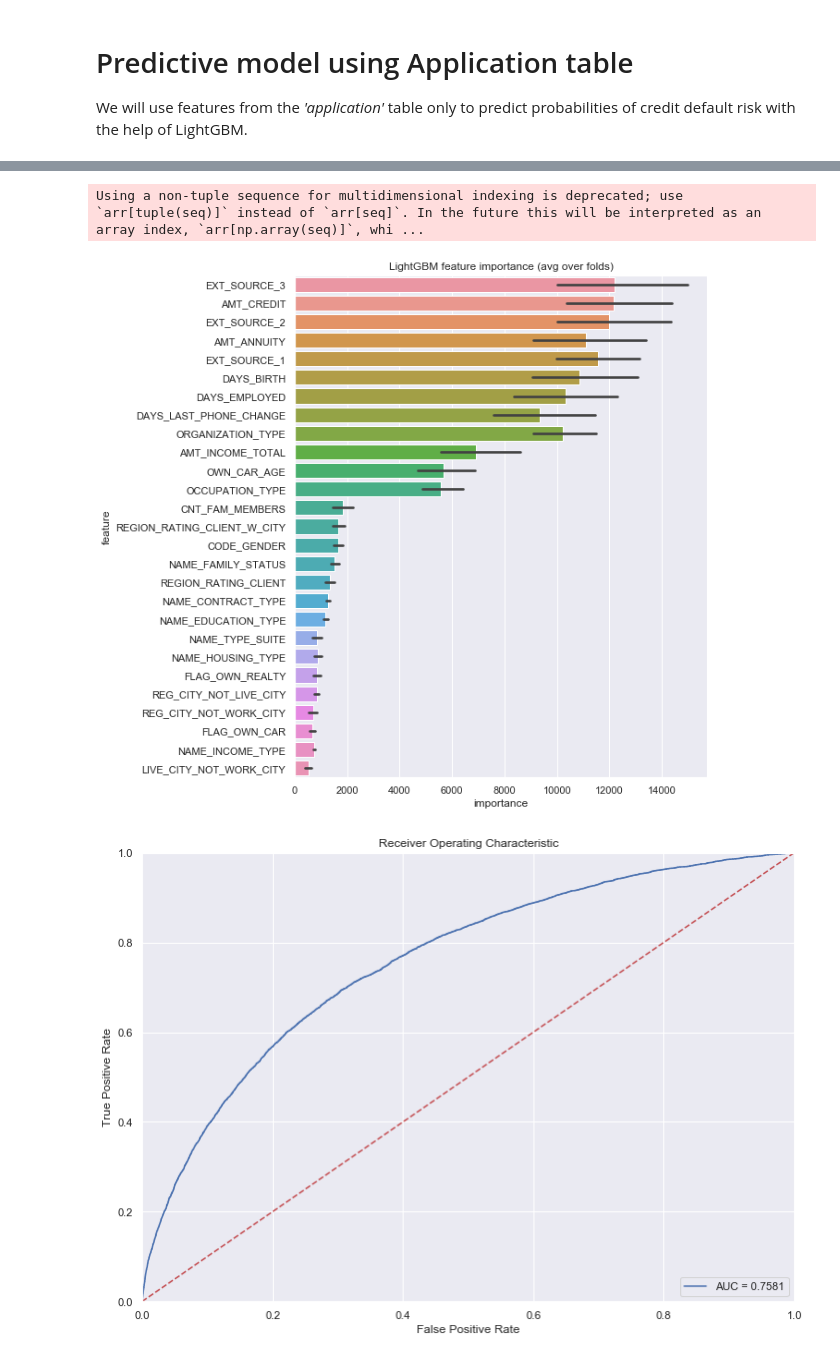
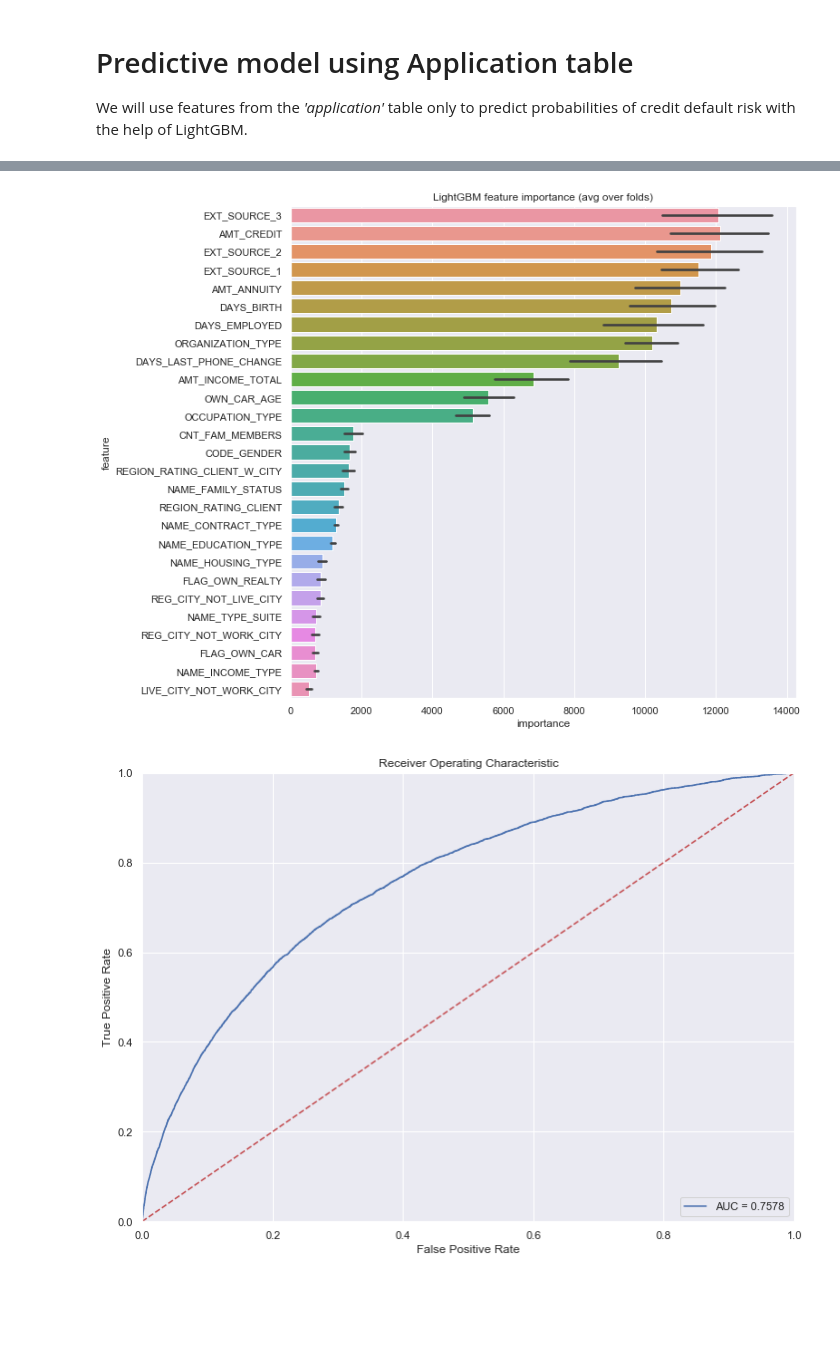
Before and after one commit to aminesnow/ML, a Jupyter notebook: python_applications/credit_default_risk/credit_default_risk_study.ipynb, the cells around one changed output, grey strips where cells are left out. Saved outputs shown, nothing was run; the diff lists cells and outputs as text; code cells hidden in the pictures; blank space fills up the shorter version.

```diff
--- a/python_applications/credit_default_risk/credit_default_risk_study.ipynb
+++ b/python_applications/credit_default_risk/credit_default_risk_study.ipynb
@@ -20,4 +52,4 @@ First we will explore the data for insights
 
 ## Application table
 # %%
-application_train = pd.read_csv('./datasets/application_train.csv')
+application_train = reduce_memory(pd.read_csv('./datasets/application_train.csv'))
@@ -802,7 +837,7 @@ categorical_features=[
     'REGION_RATING_CLIENT_W_CITY'
 ]
 
-application_train_proc = application_train[['TARGET', 'AMT_INCOME_TOTAL', 'AMT_CREDIT', 'AMT_ANNUITY', 'DAYS_BIRTH', 'DAYS_EMPLOYED', 'CNT_FAM_MEMBERS', 'EXT_SOURCE_1', 'EXT_SOURCE_2', 'EXT_SOURCE_3', 'DAYS_LAST_PHONE_CHANGE','OWN_CAR_AGE'] + categorical_features]
+application_train_proc = application_train[['SK_ID_CURR','TARGET', 'AMT_INCOME_TOTAL', 'AMT_CREDIT', 'AMT_ANNUITY', 'DAYS_BIRTH', 'DAYS_EMPLOYED', 'CNT_FAM_MEMBERS', 'EXT_SOURCE_1', 'EXT_SOURCE_2', 'EXT_SOURCE_3', 'DAYS_LAST_PHONE_CHANGE','OWN_CAR_AGE'] + categorical_features]
 
 for col in categorical_features:
     application_train_proc.loc[:,col], uniques = pd.factorize(application_train_proc[col])
@@ -865,15 +902,17 @@ def plot_roc_auc(fpr,tpr,roc_auc):
     plt.xlabel('False Positive Rate')
     plt.show()
 
-def plot_feat_importance(feat_importance_df):
+def plot_feat_importance(feat_importance_df,size=(8,10)):
     cols = feat_importance_df[["feature", "importance"]].groupby("feature").mean().sort_values(by="importance", ascending=False)[:100].index
     best_features = feat_importance_df.loc[feat_importance_df.feature.isin(cols)]
-    plt.figure(figsize=(15, 20))
+    plt.figure(figsize=size)
     sns.barplot(x="importance", y="feature", data=best_features.sort_values(by="importance", ascending=False))
     plt.title('LightGBM feature importance (avg over folds)')
 
 
 def lightgbm_model(df_train,categorical_feat,rounds=100):
+    folds = StratifiedKFold(n_splits= n_folds, shuffle=True, random_state= 666)
+
     # Spliting training data into features/labels
     app_train_proc_feat, app_train_proc_lbl = df_train.loc[:,df_train.columns != 'TARGET'], df_train.loc[:,'TARGET']
 
@@ -936,7 +975,7 @@ def lightgbm_model(df_train,categorical_feat,rounds=100):
 
     return avg_score, fprs, tprs, roc_aucs, importance_df
 # %%
-avg_score, fprs, tprs, roc_aucs, feat_importance = lightgbm_model(application_train_proc,categorical_features,100)
+avg_score, fprs, tprs, roc_aucs, feat_importance = lightgbm_model(application_train_proc.drop(columns=['SK_ID_CURR']),categorical_features,100)
 # %% [output]
 categorical_feature in Dataset is overridden.
 New categorical_feature is ['CODE_GENDER', 'FLAG_OWN_CAR', 'FLAG_OWN_REALTY', 'LIVE_CITY_NOT_WORK_CITY', 'NAME_CONTRACT_TYPE', 'NAME_EDUCATION_TYPE', 'NAME_FAMILY_STATUS', 'NAME_HOUSING_TYPE', 'NAME_I ...
@@ -1009,8 +1047,7 @@ Average score on folds: 0.754844
 # %%
-plot_feat_importance(feat_importance)
+plot_feat_importance(feat_importance, (10,10))
 # %% [output]
-Using a non-tuple sequence for multidimensional indexing is deprecated; use `arr[tuple(seq)]` instead of `arr[seq]`. In the future this will be interpreted as an array index, `arr[np.array(seq)]`, whi ...
-[figure, old version]
+[figure, new version]
 # %%
 plot_roc_auc(fprs[3], tprs[3],roc_aucs[3])
 # %% [output]
```
Also changed, not shown: parts of 179 cells of this notebook.
